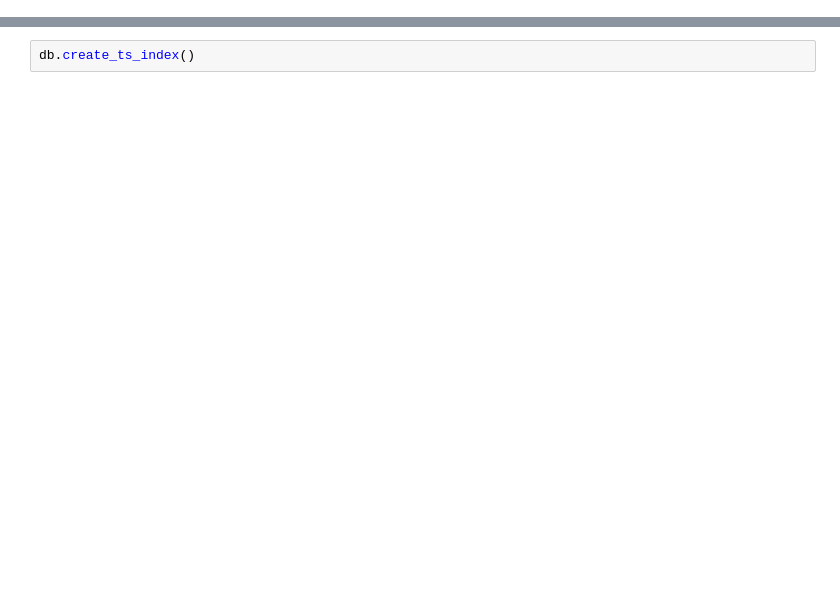
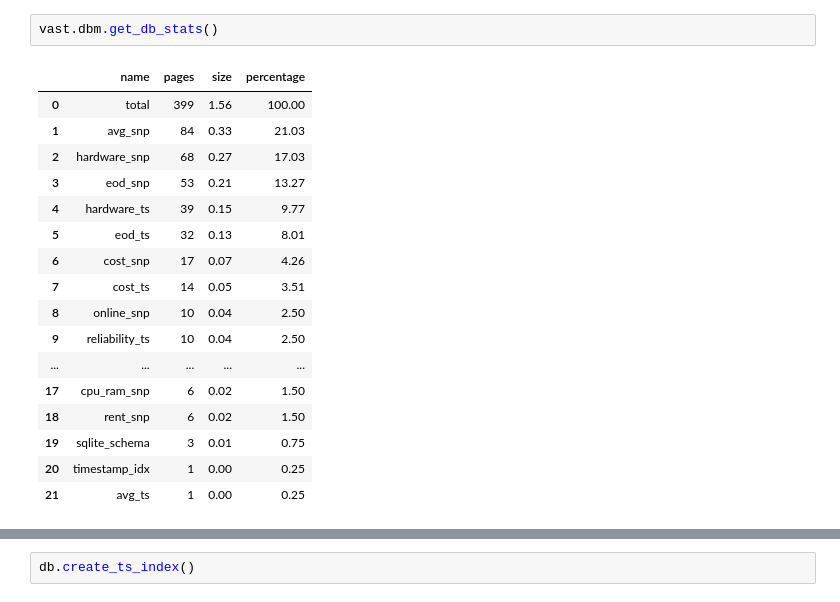
Before and after one commit to alkorolyov/vast-stats, a Jupyter notebook: notebooks/99 - test_db.ipynb, the cells around one changed output, grey strips where cells are left out. Saved outputs shown, nothing was run; the diff lists cells and outputs as text; blank space fills up the shorter version.

```diff
--- a/notebooks/99 - test_db.ipynb
+++ b/notebooks/99 - test_db.ipynb
@@ -69 +87,21 @@ db.dbm.get_tables()
+# %%
+vast.dbm.get_db_stats()
+# %% [output]
+|  | name | pages | size | percentage |
+| 0 | total | 399 | 1.56 | 100.00 |
+| 1 | avg_snp | 84 | 0.33 | 21.03 |
+| 2 | hardware_snp | 68 | 0.27 | 17.03 |
+| 3 | eod_snp | 53 | 0.21 | 13.27 |
+| 4 | hardware_ts | 39 | 0.15 | 9.77 |
+| 5 | eod_ts | 32 | 0.13 | 8.01 |
+| 6 | cost_snp | 17 | 0.07 | 4.26 |
+| 7 | cost_ts | 14 | 0.05 | 3.51 |
+| 8 | online_snp | 10 | 0.04 | 2.50 |
+| 9 | reliability_ts | 10 | 0.04 | 2.50 |
+| ... | ... | ... | ... | ... |
+| 17 | cpu_ram_snp | 6 | 0.02 | 1.50 |
+| 18 | rent_snp | 6 | 0.02 | 1.50 |
+| 19 | sqlite_schema | 3 | 0.01 | 0.75 |
+| 20 | timestamp_idx | 1 | 0.00 | 0.25 |
+| 21 | avg_ts | 1 | 0.00 | 0.25 |
 # %%
```
Also changed, not shown: parts of 32 cells of this notebook, 9 other files.
